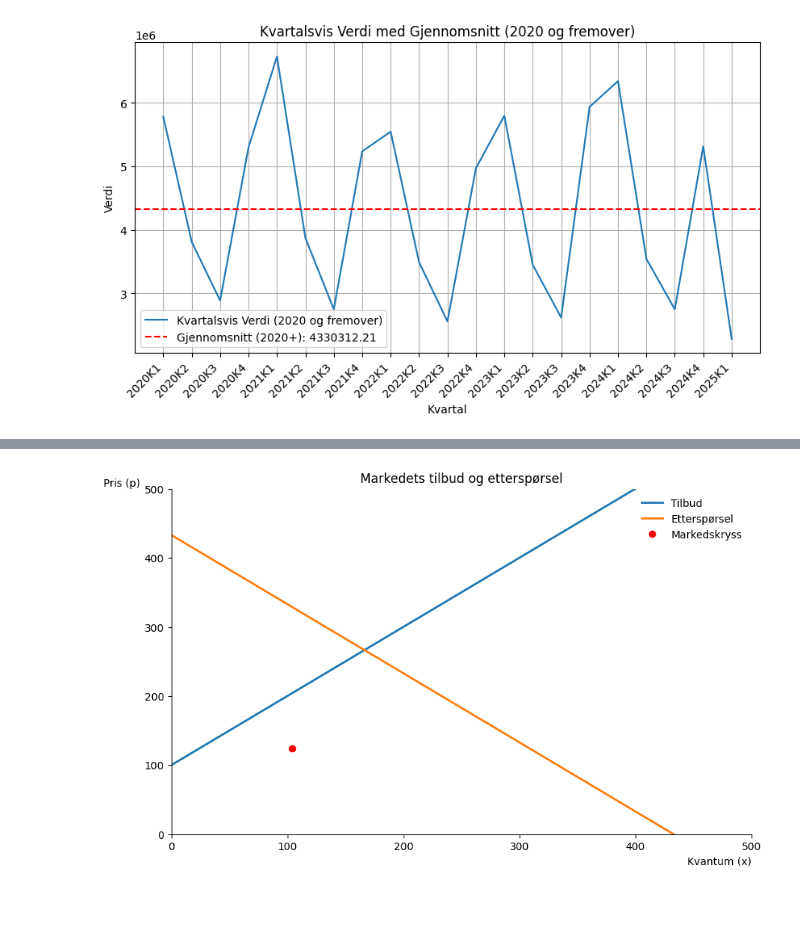
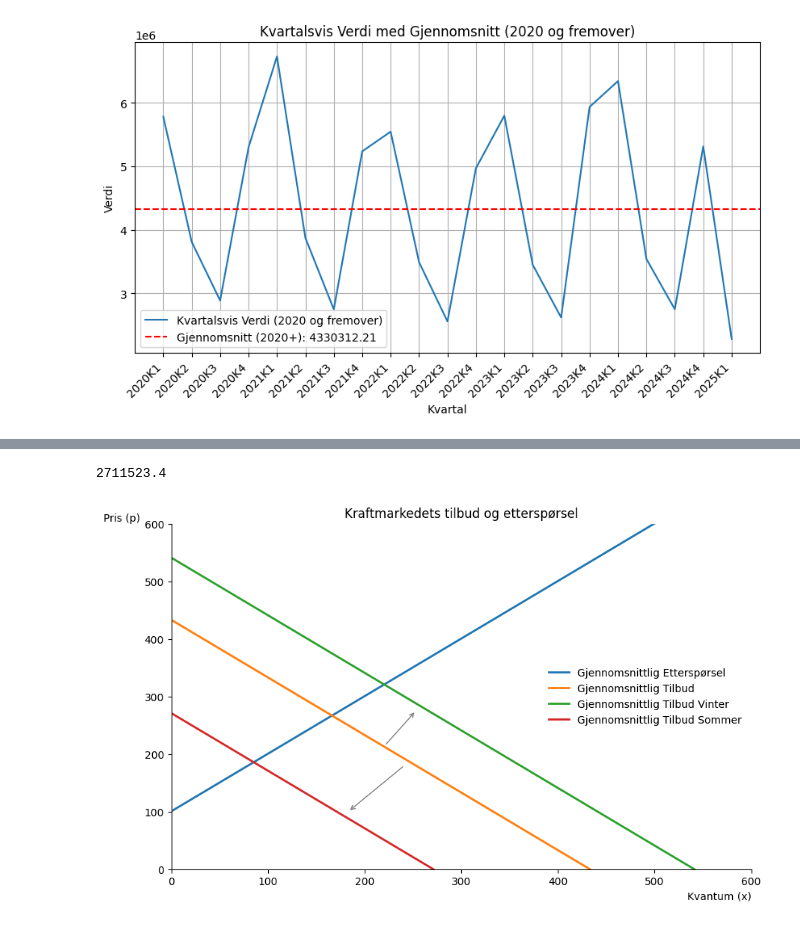
Before and after one commit to Rahmed707/sok-1006-mappe-oppgave, a Jupyter notebook: m1_4.ipynb, the cells around one changed output, grey strips where cells are left out. Drawn from its saved outputs; the diff is of its cells as text; code cells hidden in the pictures.

```diff
--- a/m1_4.ipynb
+++ b/m1_4.ipynb
@@ -704,41 +714,89 @@ plt.show()
+# %%
+# Filtrer dataframe for kvartaler som starter med 202xK1
+summer_kvartal_df = kvartal_df_filtered[kvartal_df_filtered['Kvartal'].str.contains(r'^202\dK3')]
+
+# Beregn gjennomsnittet av 'Verdi'
+summer_mean = summer_kvartal_df['Verdi'].mean()
+
+print(summer_mean)
+# %% [output]
+2711523.4
 # %%
+def etterspørsel(p):
+    return -100.6 + p
+
 def tilbud(p):
-    return -100 + p
+    return 433 - p  # Rettet fortegn
 
-def etterspørsel(p):
-    return 433 - p
+def tilbud_w(p):
+    return 541 - p  # Rettet fortegn
+
+def tilbud_s(p):
+    return 271 - p  # Rettet fortegn
+
+def x_d(p): #etterspørsel
+    return etterspørsel(p)
+
+def x_dw(p): #tilbud vinter
+    return tilbud_w(p)
+
+def x_ds(p): #tilbud sommer
+    return tilbud_s(p)
 
 def create_ax():
     fig, ax = plt.subplots(figsize=(10, 6))
     ax.set_ylabel('Pris (p)', loc='top', rotation=0)
     ax.set_xlabel('Kvantum (x)', loc='right')
-    ax.set_xlim(0, 500)
-    ax.set_ylim(0, 500)
+    ax.set_xlim(0, 600)
+    ax.set_ylim(0, 600)
     ax.spines['top'].set_color('none')
     ax.spines['right'].set_color('none')
     return fig, ax
 
 fig, ax = create_ax()
 
 priser = np.linspace(0, 1000, 1000)
 
+etterspørsel_kvantum = [etterspørsel(p) for p in priser]
 tilbud_kvantum = [tilbud(p) for p in priser]
-etterspørsel_kvantum = [etterspørsel(p) for p in priser]
+tilbud_w_kvantum = [tilbud_w(p) for p in priser]
+tilbud_s_kvantum = [tilbud_s(p) for p in priser]
 
-ax.plot(tilbud_kvantum, priser, label='Tilbud', linewidth=2)
-ax.plot(etterspørsel_kvantum, priser, label='Etterspørsel', linewidth=2)
+ax.plot(etterspørsel_kvantum, priser, label='Gjennomsnittlig Etterspørsel', linewidth=2)
+ax.plot(tilbud_kvantum, priser, label='Gjennomsnittlig Tilbud', linewidth=2)
+ax.plot(tilbud_w_kvantum, priser, label='Gjennomsnittlig Tilbud Vinter', linewidth=2)
+ax.plot(tilbud_s_kvantum, priser, label='Gjennomsnittlig Tilbud Sommer', linewidth=2)
 
+markedskryss_pris = None
+markedskryss_kvantum = None
 for p in priser:
-    if abs(tilbud(p) - etterspørsel(p)) < 1e-2:
+    if abs(etterspørsel(p) - tilbud(p)) < 1e-2:
         markedskryss_pris = p
-        markedskryss_kvantum = tilbud(p)
+        markedskryss_kvantum = etterspørsel(p)
         break
 
-ax.plot(markedskryss_kvantum, markedskryss_pris, 'ro', label='Markedskryss')
+if markedskryss_pris is not None:
+    ax.plot(markedskryss_kvantum, markedskryss_pris, 'ro', label='Markedskryss')
 
-ax.set_title('Markedets tilbud og etterspørsel')
+ax.set_title('Kraftmarkedets tilbud og etterspørsel')
 ax.legend(loc='best', frameon=False)
 
+def x_d(p): #etterspørsel
+    return etterspørsel(p)
+
+def x_t(p): #tilbud
+    return tilbud(p)
+
+def x_tw(p): #tilbud vinter
+    return tilbud_w(p)
+
+def x_ts(p): #tilbud sommer
+    return tilbud_s(p)
+
+# Legg til piler (endret posisjon)
+ax.annotate("", xy=(x_t(180), 275), xytext=(x_ts(50), 215), arrowprops=dict(arrowstyle="->", color="gray"))
+ax.annotate("", xy=(x_t(250), 100), xytext=(x_tw(300), 180), arrowprops=dict(arrowstyle="->", color="gray"))
+
 plt.show()
 # %% [output]
-[figure, old version]
+[figure, new version]
```
Also changed, not shown: parts of 1 cell of this notebook.
